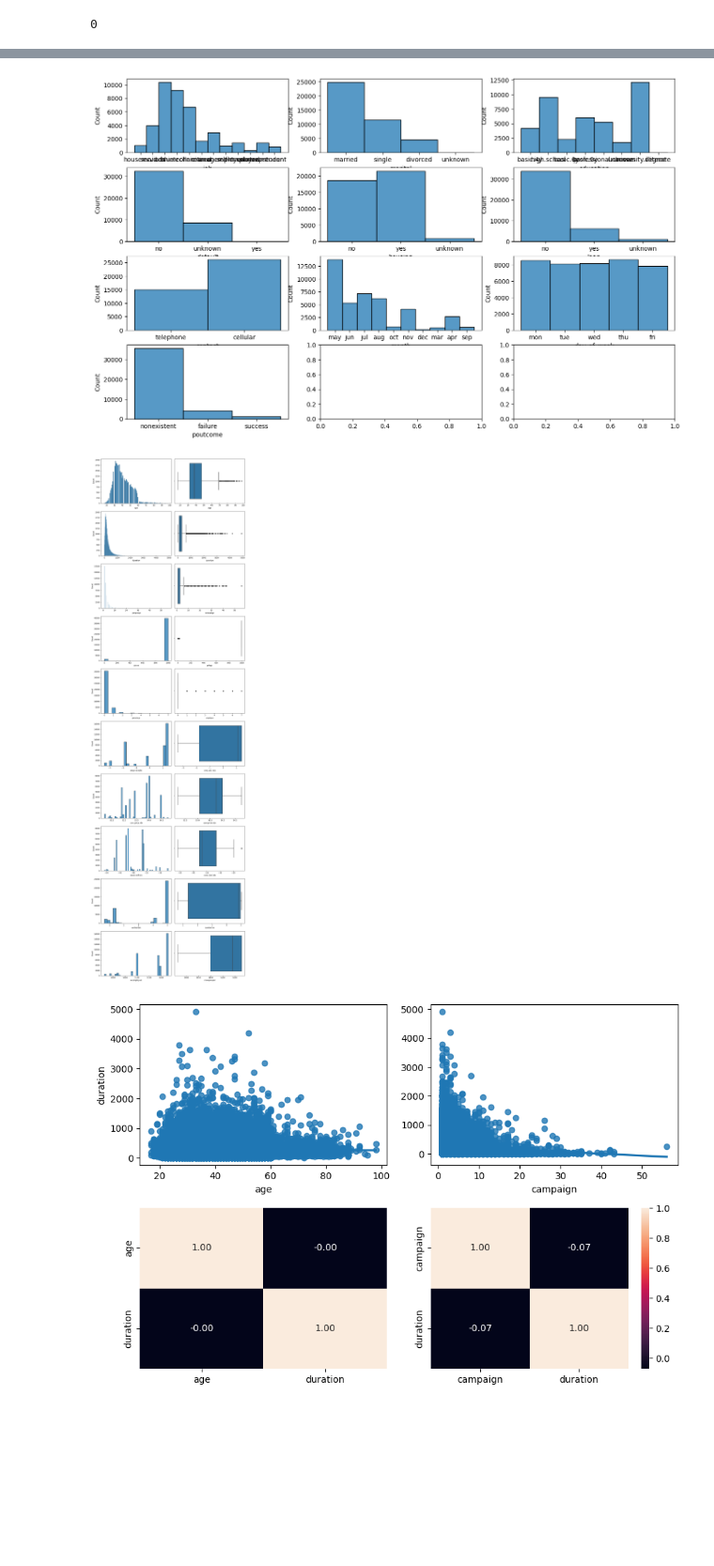
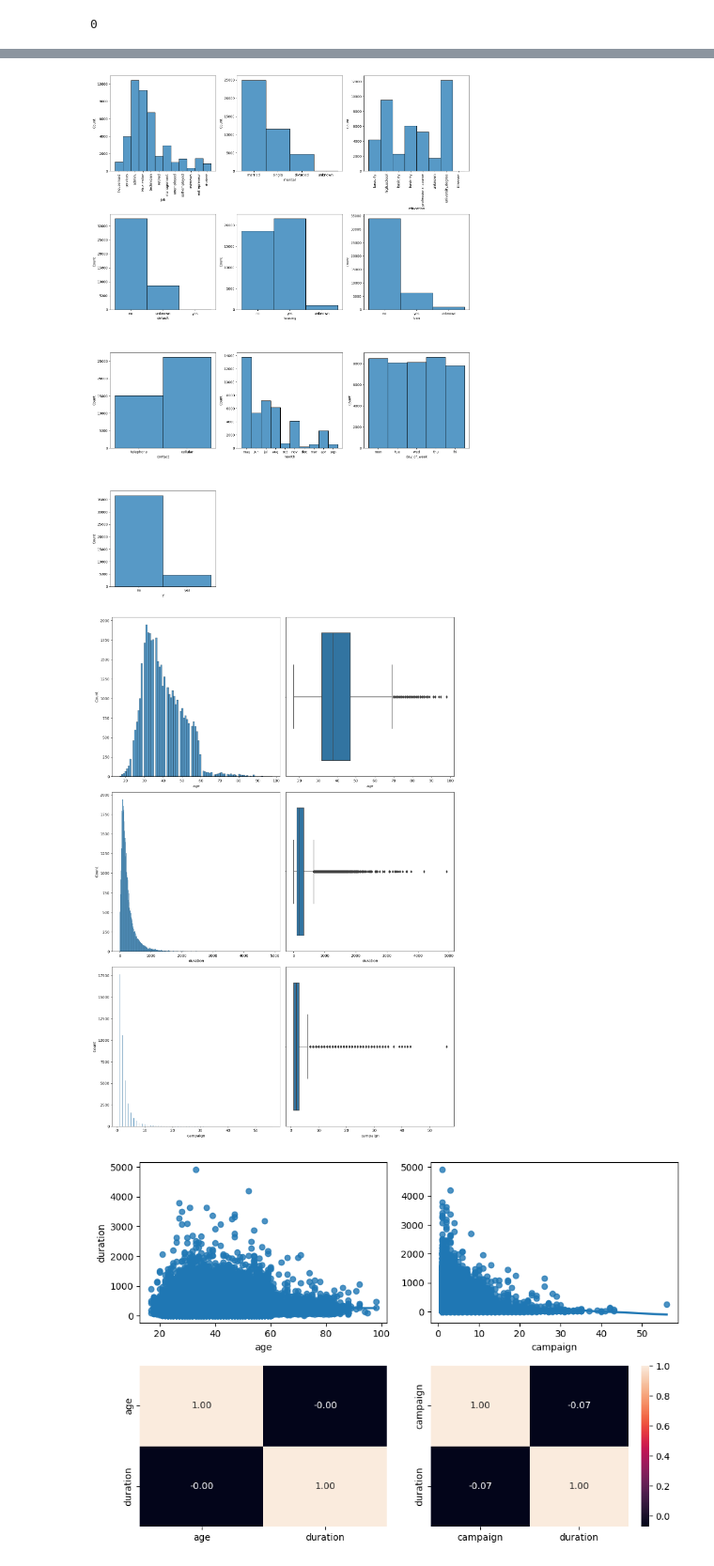
Before and after one commit to jaimed411/014-PROYECTO1-Regresion-Logistica, a Jupyter notebook: src/explore.ipynb, the cells around one changed output, grey strips where cells are left out. Shown at 94% size. Saved outputs shown, nothing was run; the diff lists cells and outputs as text; code cells hidden in the pictures; blank space fills up the shorter version.

```diff
--- a/src/explore.ipynb
+++ b/src/explore.ipynb
@@ -79,3 +79,7 @@ dataframe.drop_duplicates(inplace = True)
 dataframe.duplicated().sum()
 # %% [output]
 0
+# %%
+#Eliminar información irrelevante
+dataframe.drop(["previous", "poutcome", "pdays", "emp.var.rate", "cons.price.idx", "cons.conf.idx", "euribor3m", "nr.employed"], axis = 1, inplace = True)
+dataframe.head()
@@ -82,36 +93,38 @@ dataframe.duplicated().sum()
 # %%
 #Análisis sobre variables categóricas
 
 
 import matplotlib.pyplot as plt
 import seaborn as sns
 
 # Crear lienzo del gráfico
-fig, axes = plt.subplots(4, 3, figsize=(16, 10))
+fig, axes = plt.subplots(4, 3, figsize=(16, 22))
 
-# Crear histogramas
+# Crear histograma
 sns.histplot(ax=axes[0, 0], data=dataframe, x='job')
+axes[0, 0].tick_params(axis='x', rotation=90)
 sns.histplot(ax=axes[0, 1], data=dataframe, x='marital')
 sns.histplot(ax=axes[0, 2], data=dataframe, x='education')
+axes[0, 2].tick_params(axis='x', rotation=90)
 sns.histplot(ax=axes[1, 0], data=dataframe, x='default')
 sns.histplot(ax=axes[1, 1], data=dataframe, x='housing')
 sns.histplot(ax=axes[1, 2], data=dataframe, x='loan')
 sns.histplot(ax=axes[2, 0], data=dataframe, x='contact')
 sns.histplot(ax=axes[2, 1], data=dataframe, x='month')
 sns.histplot(ax=axes[2, 2], data=dataframe, x='day_of_week')
-sns.histplot(ax=axes[3, 0], data=dataframe, x='poutcome')
+sns.histplot(ax=axes[3, 0], data=dataframe, x='y')
 
-'''# Eliminar subplots vacío
+# Eliminar subplots vacío
 fig.delaxes(axes[3, 1])
-fig.delaxes(axes[3, 2])'''
+fig.delaxes(axes[3, 2])
 
-'''# Ajustar diseño
+# Ajustar diseño
 plt.tight_layout()
-'''
+
 # Mostrar el gráfico
 plt.show()
 # %% [output]
-[figure, old version]
+[figure, new version]
 # %%
 #Análisis sobre variables numericas
 
@@ -119,7 +132,7 @@ import matplotlib.pyplot as plt
 import seaborn as sns
 
 # Crear una figura de subplots con configuración de 10 filas y 2 columnas
-fig, axis = plt.subplots(10, 2, figsize=(12, 40))
+fig, axis = plt.subplots(3, 2, figsize=(14, 20))
 
 # Gráficos de las variables numéricas
 sns.histplot(ax=axis[0, 0], data=dataframe, x="age")
@@ -128,20 +141,7 @@ sns.histplot(ax=axis[1, 0], data=dataframe, x="duration")
 sns.boxplot(ax=axis[1, 1], data=dataframe, x="duration")
 sns.histplot(ax=axis[2, 0], data=dataframe, x="campaign")
 sns.boxplot(ax=axis[2, 1], data=dataframe, x="campaign")
-sns.histplot(ax=axis[3, 0], data=dataframe, x="pdays")
-sns.boxplot(ax=axis[3, 1], data=dataframe, x="pdays")
-sns.histplot(ax=axis[4, 0], data=dataframe, x="previous")
-sns.boxplot(ax=axis[4, 1], data=dataframe, x="previous")
-sns.histplot(ax=axis[5, 0], data=dataframe, x="emp.var.rate")
-sns.boxplot(ax=axis[5, 1], data=dataframe, x="emp.var.rate")
-sns.histplot(ax=axis[6, 0], data=dataframe, x="cons.price.idx")
-sns.boxplot(ax=axis[6, 1], data=dataframe, x="cons.price.idx")
-sns.histplot(ax=axis[7, 0], data=dataframe, x="cons.conf.idx")
-sns.boxplot(ax=axis[7, 1], data=dataframe, x="cons.conf.idx")
-sns.histplot(ax=axis[8, 0], data=dataframe, x="euribor3m")
-sns.boxplot(ax=axis[8, 1], data=dataframe, x="euribor3m")
-sns.histplot(ax=axis[9, 0], data=dataframe, x="nr.employed")
-sns.boxplot(ax=axis[9, 1], data=dataframe, x="nr.employed")
+
 
 # Ajustar el layout
 plt.tight_layout()
@@ -149,7 +149,7 @@ plt.tight_layout()
 # Mostrar el plot
 plt.show()
 # %% [output]
-[figure, old version]
+[figure, new version]
 # %%
 #Análisis numérico-numérico
 
```
Also changed, not shown: parts of 19 cells of this notebook, 2 other files.
